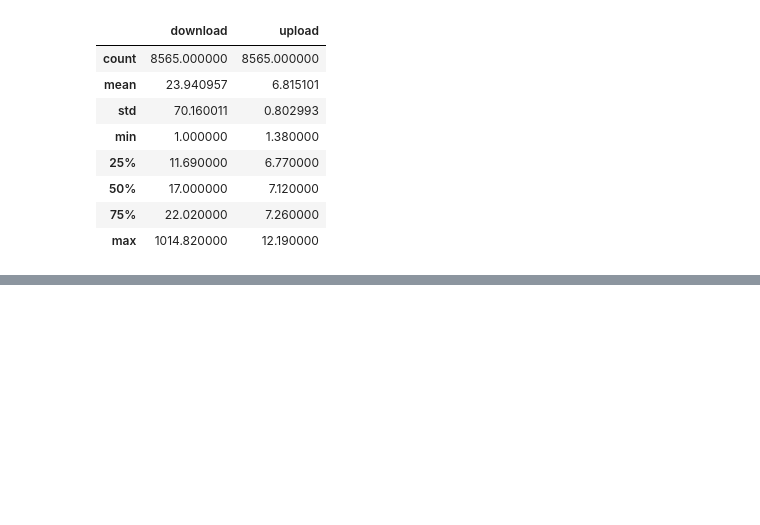
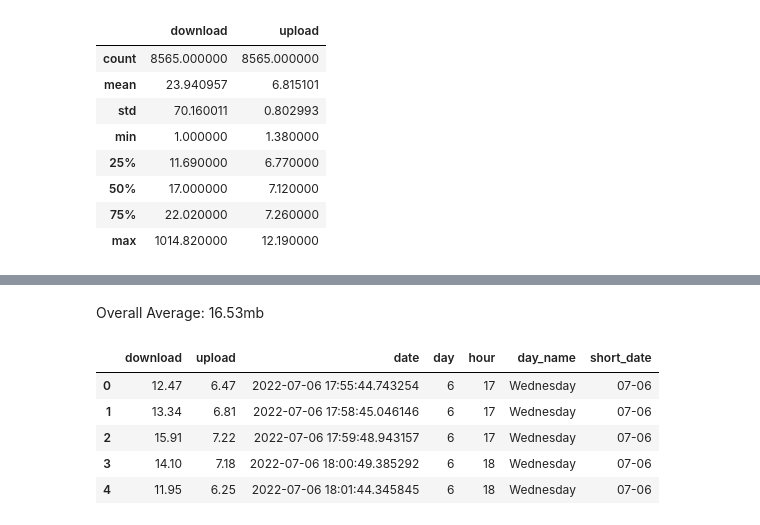
Before and after one commit to p-ferreira/internet-test, a Jupyter notebook: visualize-data.ipynb, the cells around one changed output, grey strips where cells are left out. Cells and saved outputs as stored; diff of their text form; code cells hidden in the pictures; blank space fills up the shorter version.

```diff
--- a/visualize-data.ipynb
+++ b/visualize-data.ipynb
@@ -54,0 +52,23 @@ df[df['download'] > 100].sort_values(by='download')
+# %% [markdown]
+Overall Average: 16.53mb
+# %%
+from dateutil import parser
+
+str(parser.parse(clean_df['date'][0]).date())
+
+# pd.to_datetime(clean_df['date'][0]).day_name()
+
+# add day and hour label to facilitate grouping
+clean_df['day'] = clean_df['date'].apply(lambda d: parser.parse(d).day)
+clean_df['day_name'] = clean_df['date'].apply(lambda d: pd.to_datetime(d).day_name())
+clean_df['hour'] = clean_df['date'].apply(lambda d: parser.parse(d).hour)
+clean_df['short_date'] = clean_df['date'].apply(lambda d: d[5:11])
+clean_df.sort_values('date', inplace=True)
+clean_df.head()
+# %% [output]
+|  | download | upload | date | day | hour | day_name | short_date |
+| 0 | 12.47 | 6.47 | 2022-07-06 17:55:44.743254 | 6 | 17 | Wednesday | 07-06 |
+| 1 | 13.34 | 6.81 | 2022-07-06 17:58:45.046146 | 6 | 17 | Wednesday | 07-06 |
+| 2 | 15.91 | 7.22 | 2022-07-06 17:59:48.943157 | 6 | 17 | Wednesday | 07-06 |
+| 3 | 14.10 | 7.18 | 2022-07-06 18:00:49.385292 | 6 | 18 | Wednesday | 07-06 |
+| 4 | 11.95 | 6.25 | 2022-07-06 18:01:44.345845 | 6 | 18 | Wednesday | 07-06 |
```
Also changed, not shown: parts of 7 cells of this notebook.
